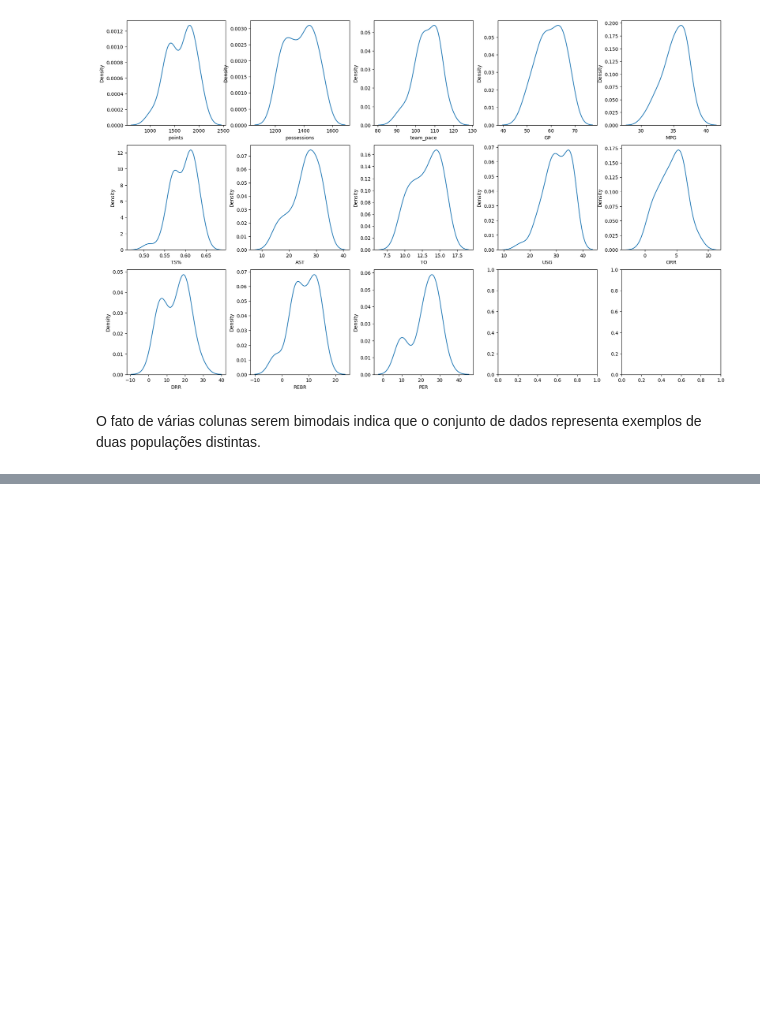
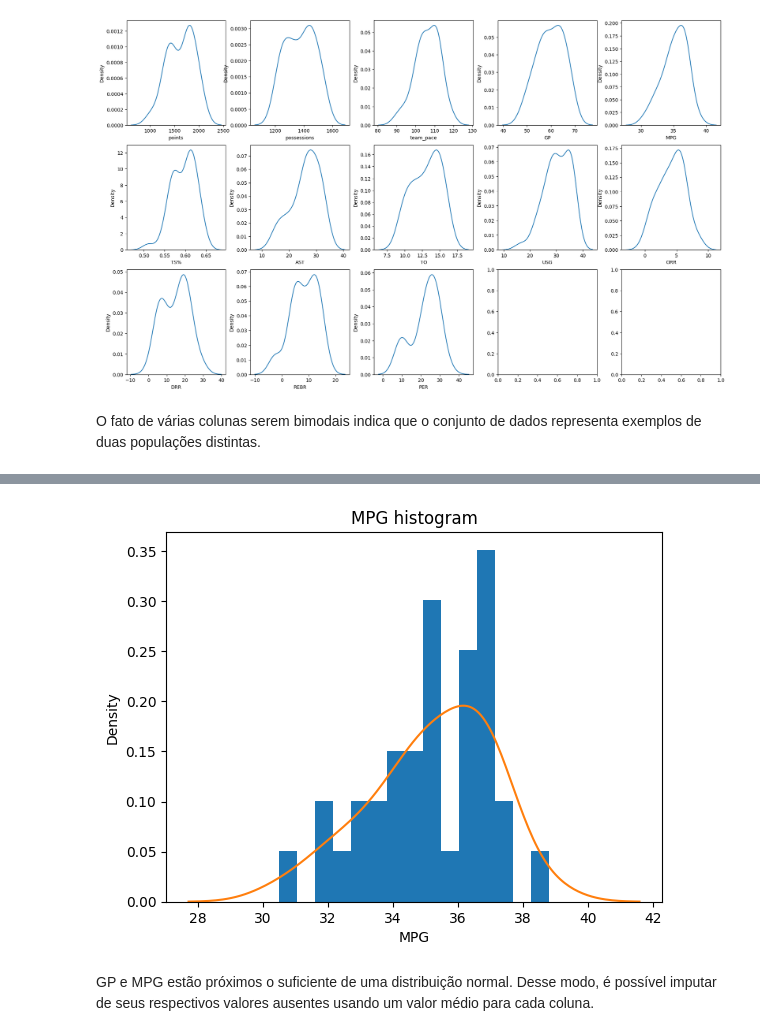
Before and after one commit to Luanog/Space_Jam_ANL, a Jupyter notebook: space-jam-anl.ipynb, the cells around one changed output, grey strips where cells are left out. Cells and saved outputs as stored; diff of their text form; code cells hidden in the pictures; blank space fills up the shorter version.

```diff
--- a/space-jam-anl.ipynb
+++ b/space-jam-anl.ipynb
@@ -345,0 +439,12 @@ O fato de várias colunas serem bimodais indica que o conjunto de dados represen
+# %%
+# ciando uma lista com os dados dos jogadore.
+pop_list = []
+
+# abaixo de 30 coloquei como humano, e acima disso fazem parte do tune squad
+for id in player_df['ID']:
+    if id <= 30:
+        pop_list.append('player'+str(id))
+    else:
+        pop_list.append('tune_squad'+str(id%30))
+
+pop_list
@@ -345,0 +469,4 @@ O fato de várias colunas serem bimodais indica que o conjunto de dados represen
+# %%
+# adicionando a lista no cabeçalho do DataFrame.
+player_df['player'] = pop_list
+player_df.head()
@@ -345,0 +480,14 @@ O fato de várias colunas serem bimodais indica que o conjunto de dados represen
+# %%
+#reposicionar "player" para melhor visualização
+
+# Criando uma lista de todas as colunas do dataframe menos a ultima (a ultima é a plyaer).
+column_list = list(player_df.iloc[:, :-1])
+
+# Posicionando 'Player' em segundo.
+column_list.insert(1, 'player')
+
+# Reatribuindo as colunas na nova ordem.
+player_df = player_df[column_list]
+
+# verificando se ocorreu como esperado.
+player_df.head()
@@ -345,0 +528,9 @@ O fato de várias colunas serem bimodais indica que o conjunto de dados represen
+# %%
+# KDE de 'MPG' sobre histograma.
+plt.hist(player_df['MPG'], density=True, bins=15)
+plt.title('MPG histogram')
+sns.kdeplot(player_df['MPG']);
+# %% [output]
+[figure, added]
+# %% [markdown]
+GP e MPG estão próximos o suficiente de uma distribuição normal. Desse modo, é possível imputar de seus respectivos valores ausentes usando um valor médio para cada coluna.
```
Also changed, not shown: parts of 23 cells of this notebook.
